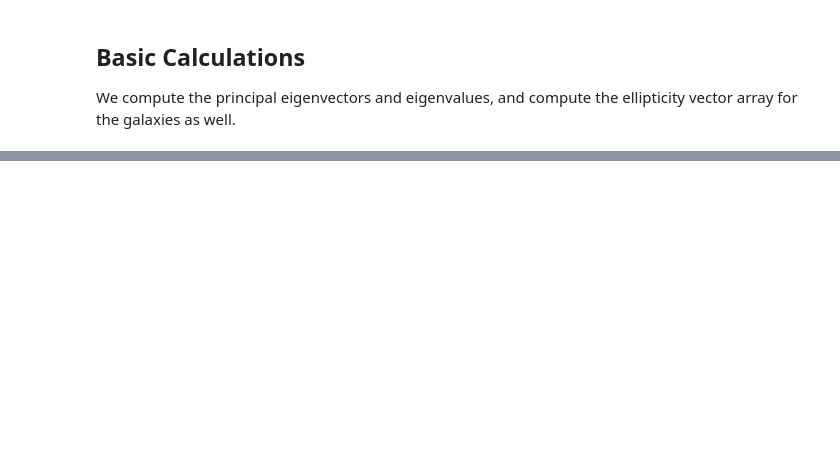
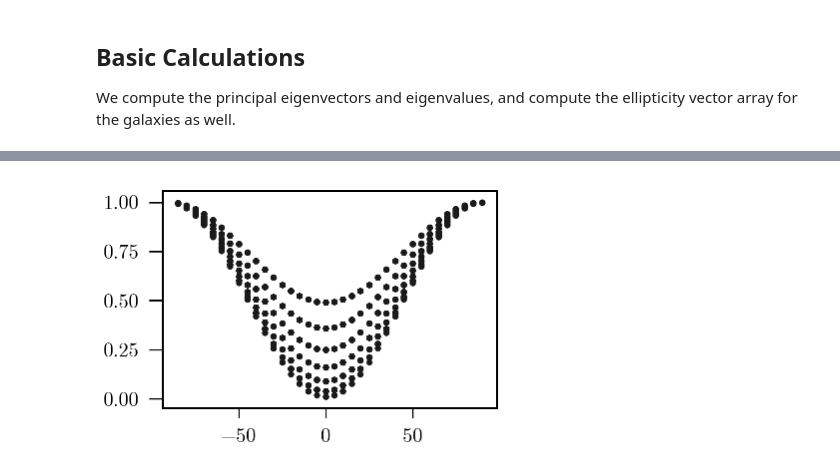
Before and after one commit to damonge/TidAl, a Jupyter notebook: notebooks/02. Statistics.ipynb, the cells around one changed output, grey strips where cells are left out. Cells and saved outputs as stored; diff of their text form; code cells hidden in the pictures; blank space fills up the shorter version.

```diff
--- a/notebooks/02. Statistics.ipynb
+++ b/notebooks/02. Statistics.ipynb
@@ -65,0 +143,19 @@ tide_utils.plot_row([161, 215, 242], # chosen from magnitude cut
+# %%
+J1 = tide_utils.compute_galaxy_inertia_tensor(
+    polar_angle=(90-galaxy_data['j_phi']) * np.pi / 180,
+    ba=galaxy_data['j_ba'], r=1)
+plt.scatter( galaxy_data['j_phi'],
+            J1[:,0,0] )
+
+j_eigv, j_eigvec = np.linalg.eig(J1)
+long_eig_ind = np.argmax(np.abs(j_eigv), axis=1)
+j_lam = np.array( [j_eigv[i,~long_eig_ind[i]] for i in range(ngal)] )
+j_x = np.array( [j_eigvec[i,long_eig_ind[i],0] for i in range(ngal)] )
+j_y = np.array( [j_eigvec[i,long_eig_ind[i],1] for i in range(ngal)] )
+
+for i in range(ngal):
+    if j_y[i] > 0.0:
+        j_y[i] *= -1
+        j_x[i] *= -1
+# %% [output]
+[figure, added]
```
Also changed, not shown: parts of 25 cells of this notebook, 5 other files.
